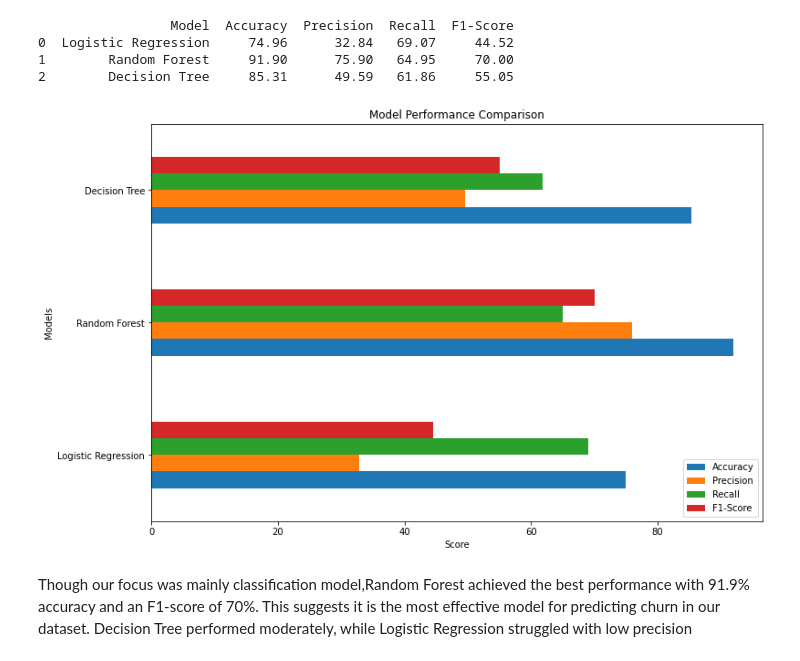
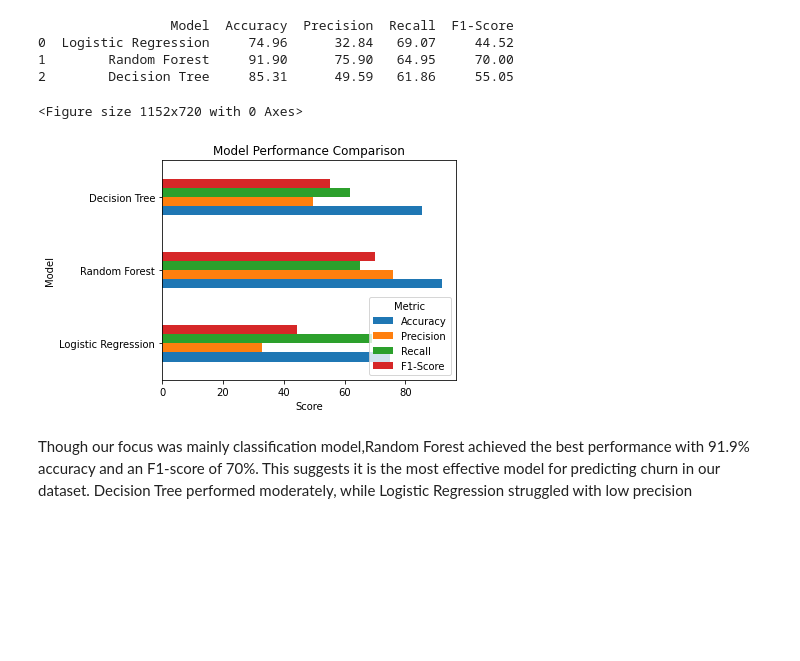
Before and after one commit to edgarowuor-tech/PHASE_THREE_CLASSIFICATION-MODEL-PROJECT, a Jupyter notebook: index.ipynb, the cells around one changed output. Cells and saved outputs as stored; diff of their text form; code cells hidden in the pictures; blank space fills up the shorter version.

```diff
--- a/index.ipynb
+++ b/index.ipynb
@@ -927,15 +943,23 @@ print(results_df)
 1        Random Forest     91.90      75.90   64.95     70.00
 2        Decision Tree     85.31      49.59   61.86     55.05
 # %%
-# Visualize the model performance
-results_plot.plot(kind='barh', figsize=(12, 8))
+
+
+# Ensure the DataFrame is indexed by model names
+results_plot = results_df.set_index("Model")
+
+plt.figure(figsize=(16, 10))
+results_plot.plot(kind="barh")
+
 plt.title("Model Performance Comparison")
 plt.xlabel("Score")
-plt.ylabel("Models")
-plt.legend(loc="lower right")
+plt.ylabel("Model")
+plt.legend(title="Metric", loc="lower right")
+plt.tight_layout()
 plt.show()
 # %% [output]
+<Figure size 1152x720 with 0 Axes>
-[figure, old version]
+[figure, new version]
 # %% [markdown]
 Though our focus was mainly classification model,Random Forest achieved the best performance with 91.9% accuracy and an F1-score of 70%. This suggests it is the most effective model for predicting churn in our dataset. Decision Tree performed moderately, while Logistic Regression struggled with low precision
 # %% [markdown]
```
Also changed, not shown: parts of 7 cells of this notebook.
